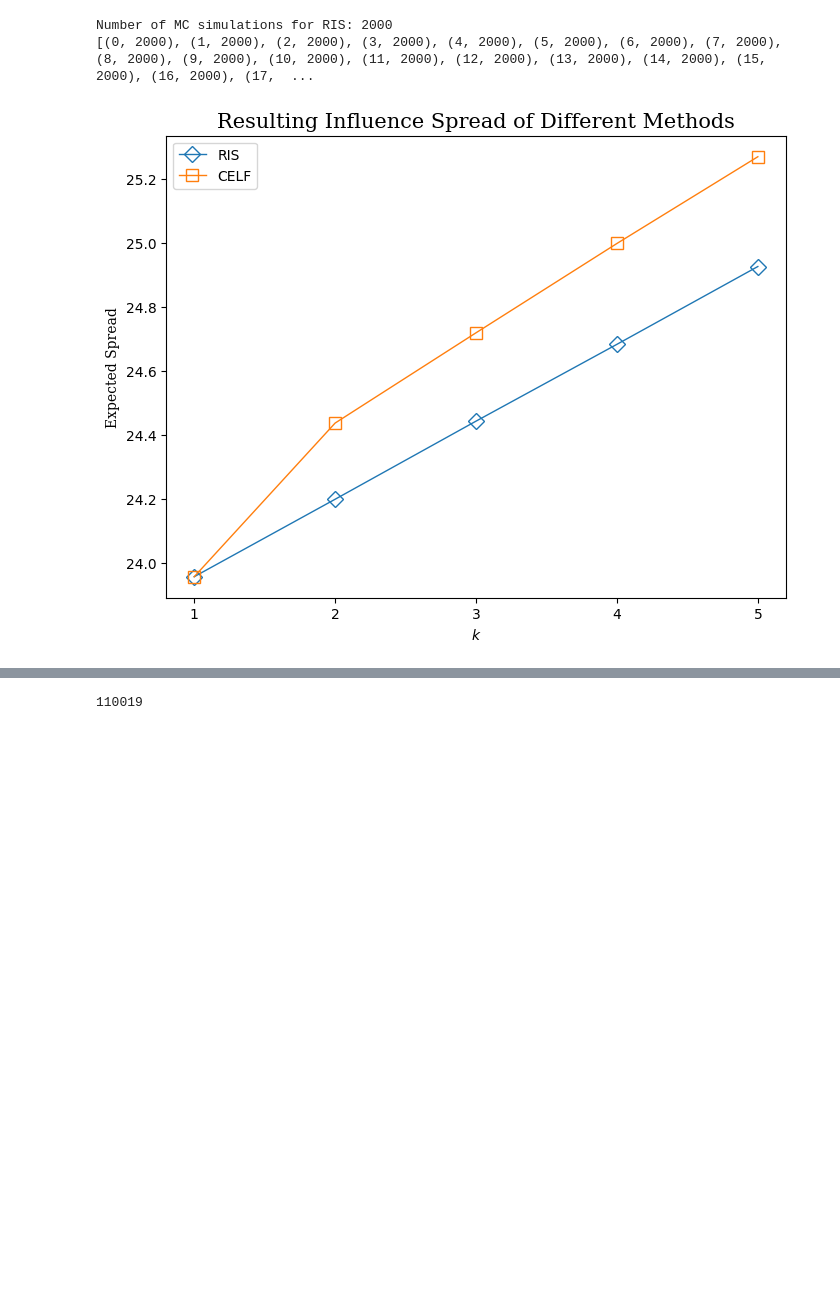
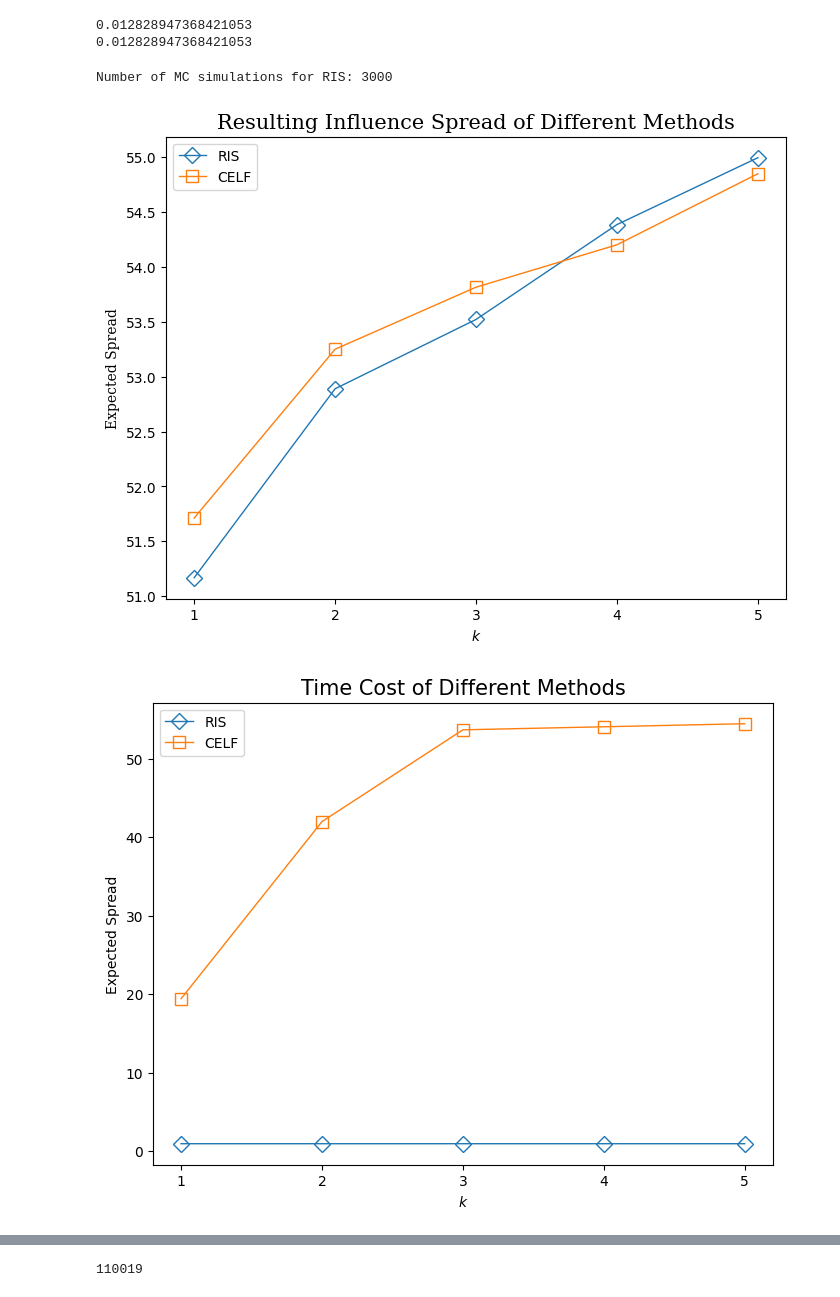
Before and after one commit to chenxlong3/iota5001_proj, a Jupyter notebook: code_iota5001.ipynb, the cells around one changed output, grey strips where cells are left out. Cells and saved outputs as stored; diff of their text form; code cells hidden in the pictures; blank space fills up the shorter version.

```diff
--- a/code_iota5001.ipynb
+++ b/code_iota5001.ipynb
@@ -19,26 +52,57 @@ dolphin_file_name = "/Users/chenxiaolong/Desktop/ddm/5056/final/dolphins/dolphin
 hens_file_name = "./data/aves-hens-pecking-order/aves-hens-pecking-order.edges"
 songbird_file_name = "./data/aves-songbird-social/aves-songbird-social.edges"
 wiki_vote_file_name = "./data/soc-wiki-Vote/soc-wiki-Vote.mtx"
-
+sparrow_file_name = "./data/aves-sparrow-social/aves-sparrow-social.edges"
+retweet_file_name = "./data/rt-retweet/rt-retweet.mtx"
+dataset_names = [
+    "dolphin",
+    "hens",
+    "songbird",
+    "sparrow",
+    "retweet"
+]
+is_directed = [
+    False,
+    False,
+    False,
+    False,
+    True
+]
 dataset_list = [
-    # dolphin_file_name,
+    dolphin_file_name,
     hens_file_name,
-    # songbird_file_name
+    songbird_file_name,
+    sparrow_file_name,
+    retweet_file_name
 ]
+# %%
+# Cell to test file input
+for i in range(len(dataset_names)):
+    cur_file = dataset_list[i]
+    IM_G = IMGraph(cur_file, mc=1000,directed=is_directed[i])
+# %%
+print(IM_G.G.density())
+print(nx.density(IM_G.G_nx))
+# %% [output]
+0.012828947368421053
+0.012828947368421053
 # %%
-for file_path in dataset_list:
+np.random.seed(5001)
+for i in range(len(dataset_list)):
+    file_path = dataset_list[i]
     IM_G = IMGraph(file_path, mc=1000)
-    IM_G.run_RIS(num_mc=2000)
+    IM_G.run_RIS(num_mc=3000)
     IM_G.estimate_spread("RIS")
     # IM_G.run_proxy_methods()
     # IM_G.run_greedy()
     IM_G.run_celf()
 
-    vis_methods_spread(IM_G)
+    vis_methods_spread(IM_G, save_to_path=f"./figures/method_spread_{dataset_names[i]}.eps")
+    vis_methods_time(IM_G, save_to_path=f"./figures/method_time_{dataset_names[i]}.eps")
 # %% [output]
-Number of MC simulations for RIS: 2000
-[(0, 2000), (1, 2000), (2, 2000), (3, 2000), (4, 2000), (5, 2000), (6, 2000), (7, 2000), (8, 2000), (9, 2000), (10, 2000), (11, 2000), (12, 2000), (13, 2000), (14, 2000), (15, 2000), (16, 2000), (17,  ...
+Number of MC simulations for RIS: 3000
-[figure, old version]
+[figure, new version]
+[figure, added]
 # %%
 IM_G.method_seed_idx
 # IM_G.method_spread_map
```
Also changed, not shown: parts of 6 cells of this notebook, 17 other files.
